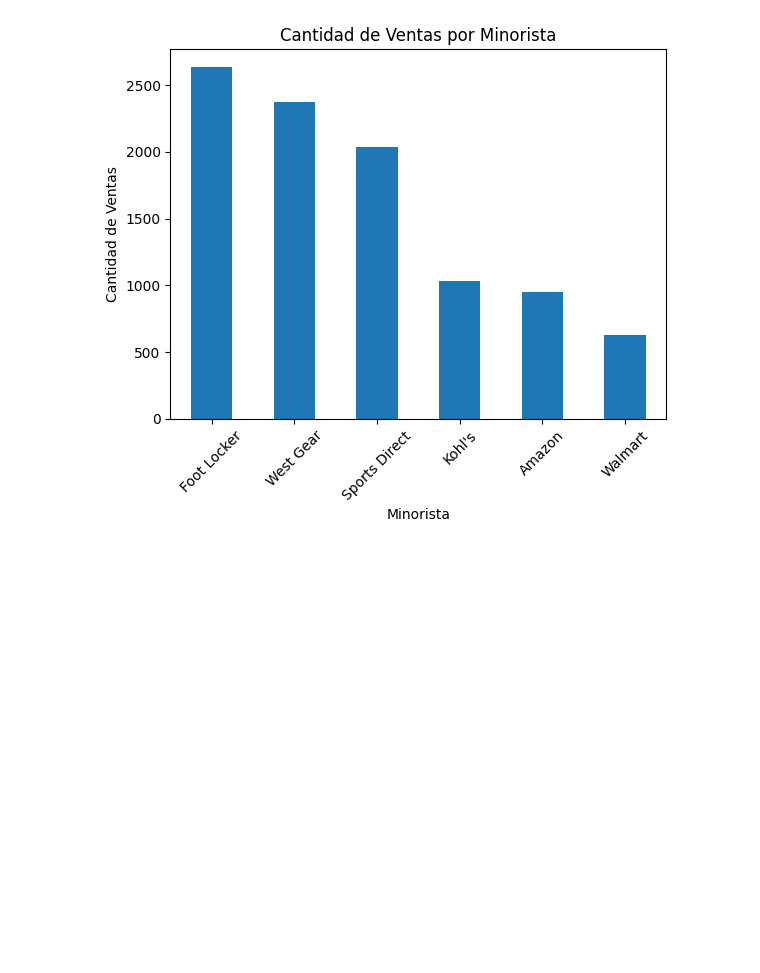
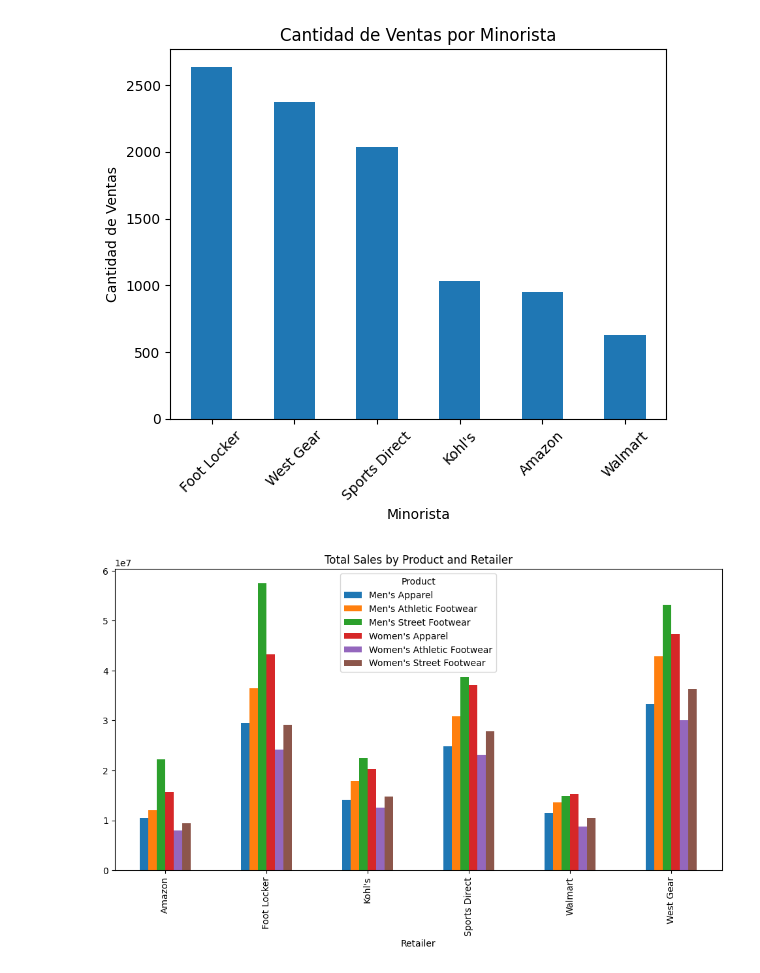
Before and after one commit to Mr-Code-star/Aprendiendo-Python, a Jupyter notebook: propando data set/adidas_dataset.ipynb, the cells around one changed output. Drawn from its saved outputs; the diff is of its cells as text; code cells hidden in the pictures; blank space fills up the shorter version.

```diff
--- a/propando data set/adidas_dataset.ipynb
+++ b/propando data set/adidas_dataset.ipynb
@@ -154,3 +154,13 @@ fig = px.line(retailer_sales,
 
 # Mostrar el gráfico
 fig.show()
+# %%
+product_sales = df.groupby(['Retailer', 'Product'])['Total Sales'].sum()
+
+product_sales_df = product_sales.unstack(level=1)
+
+product_sales_df.plot(kind='bar', title='Total Sales by Product and Retailer', figsize=(12, 6))
+
+plt.show()
+# %% [output]
+[figure, added]
```
Also changed, not shown: parts of 1 cell of this notebook.
